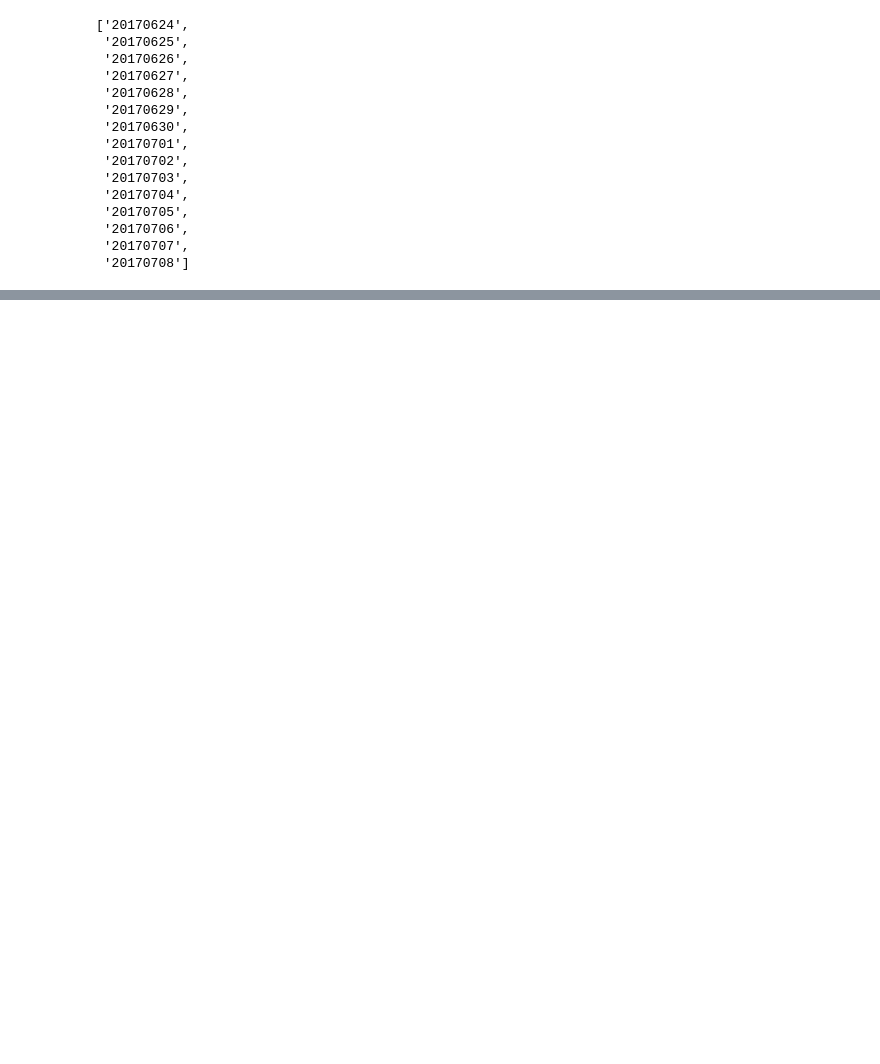
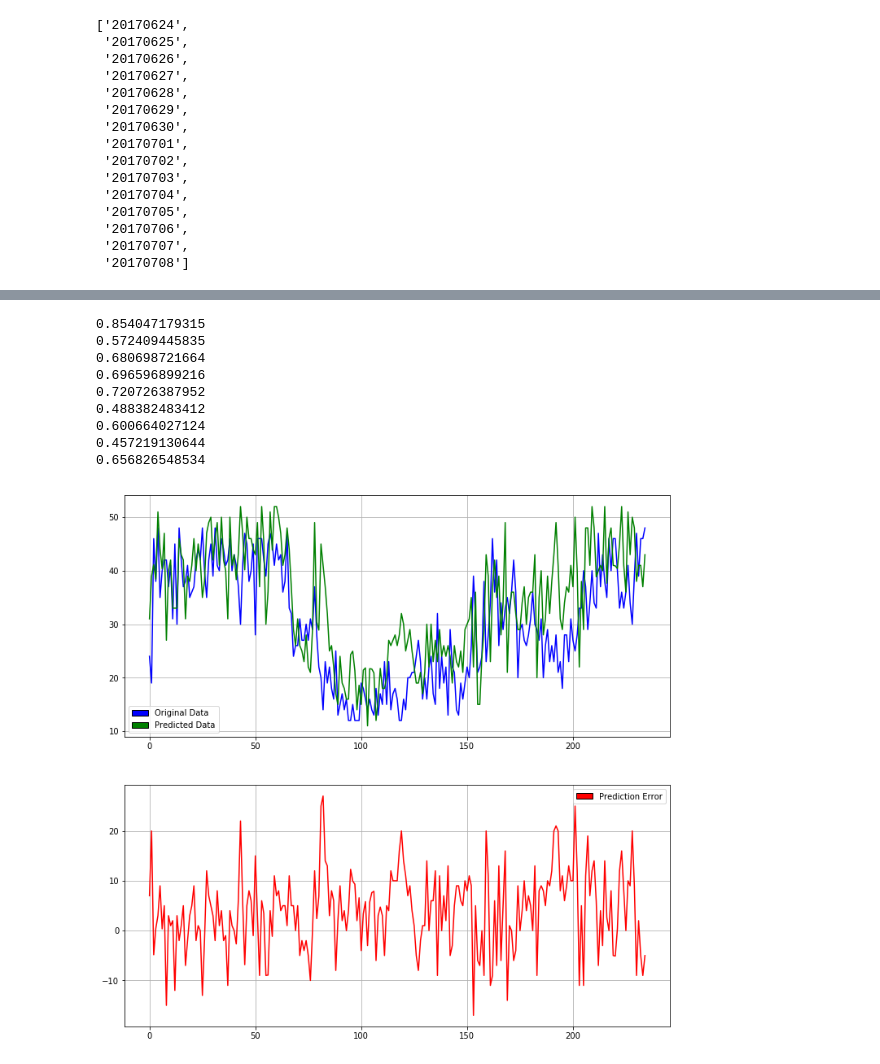
Before and after one commit to hari-allamraju/sg-taxidata, a Jupyter notebook: notebooks/API testing.ipynb, the cells around one changed output, grey strips where cells are left out. Drawn from its saved outputs; the diff is of its cells as text; code cells hidden in the pictures; blank space fills up the shorter version.

```diff
--- a/notebooks/API testing.ipynb
+++ b/notebooks/API testing.ipynb
@@ -37,0 +70,26 @@ visualize.plot_hist(d['TaxiCount'])
+# %%
+rf=RandomForestRegressor(n_estimators=10,n_jobs=10,warm_start=True)
+for df in data[:-1]:
+    X=df.drop(['TaxiCount'],axis=1).as_matrix()
+    y=np.array(df['TaxiCount'].tolist()).reshape(-1,1)
+    rf.fit(X,y)
+    rf.n_estimators+=10
+    print rf.score(X,y)
+
+test=data[-1]
+
+Xt=test.drop(['TaxiCount'],axis=1).as_matrix()
+yt=np.array(test['TaxiCount'].tolist()).reshape(-1,1)
+
+visualize.plot_model(Xt,yt,kn)
+# %% [output]
+0.854047179315
+0.572409445835
+0.680698721664
+0.696596899216
+0.720726387952
+0.488382483412
+0.600664027124
+0.457219130644
+0.656826548534
+[figure, added]
```
Also changed, not shown: parts of 4 cells of this notebook, 4 other files.
